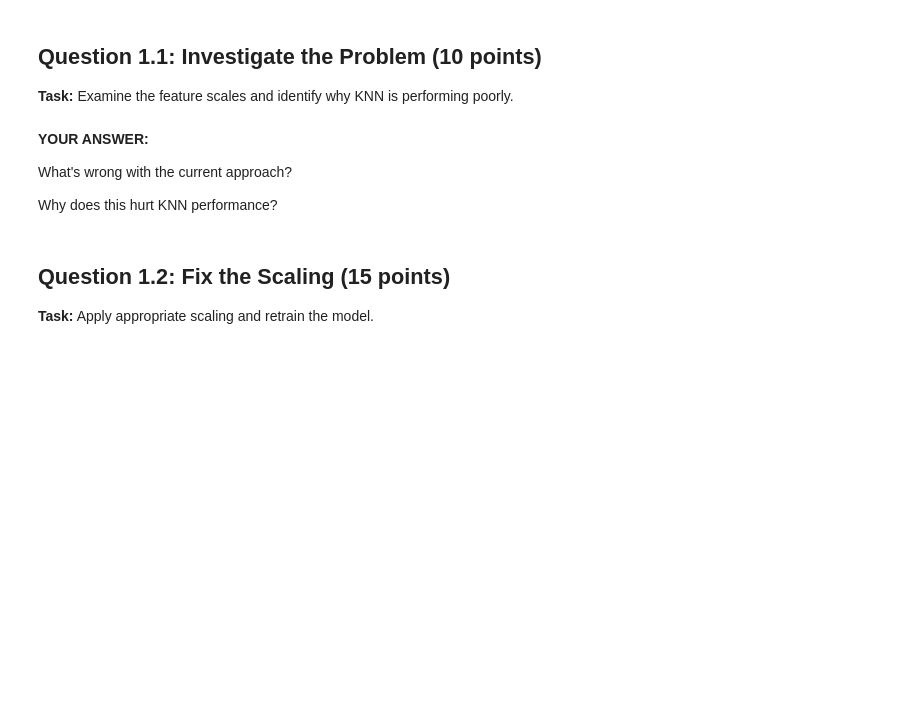
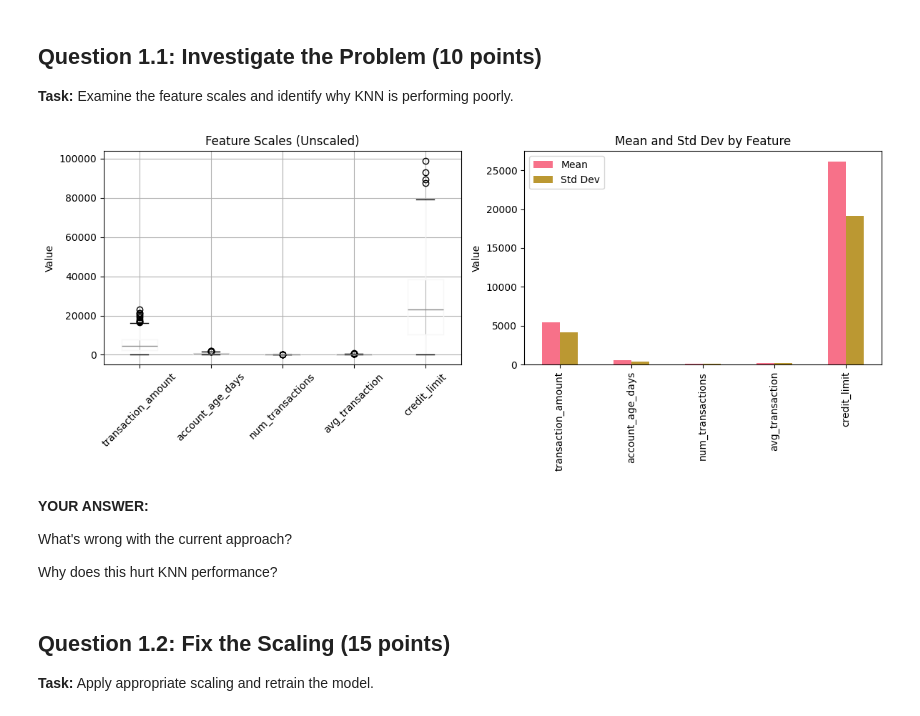
Before and after one commit to quantanhoi/data_prep_and_feature_engineering, a Jupyter notebook: src/mock_exam/scaling_issues/scaling_exam.ipynb, the cells around one changed output. Drawn from its saved outputs; the diff is of its cells as text; code cells hidden in the pictures; blank space fills up the shorter version.

```diff
--- a/src/mock_exam/scaling_issues/scaling_exam.ipynb
+++ b/src/mock_exam/scaling_issues/scaling_exam.ipynb
@@ -106,3 +140,27 @@ print(classification_report(y1_test, y1_pred_bad))
+# %%
+# Box plot to see different scales
+import matplotlib.pyplot as plt
+
+fig, axes = plt.subplots(1, 2, figsize=(12, 5))
+
+# Plot 1: Box plot showing different scales
+X1_train.boxplot(ax=axes[0])
+axes[0].set_title('Feature Scales (Unscaled)')
+axes[0].set_ylabel('Value')
+axes[0].tick_params(axis='x', rotation=45)
+
+# Plot 2: Statistical comparison
+X1_train.describe().loc[['mean', 'std']].T.plot(kind='bar', ax=axes[1])
+axes[1].set_title('Mean and Std Dev by Feature')
+axes[1].set_ylabel('Value')
+axes[1].legend(['Mean', 'Std Dev'])
+
+plt.tight_layout()
+plt.show()
+
+# You'll see credit_limit is 5000-30000 while others are 0-100!
+# %% [output]
+[figure, added]
 # %% [markdown]
 **YOUR ANSWER:**
 
```
Also changed, not shown: parts of 21 cells of this notebook, 11 other files.
